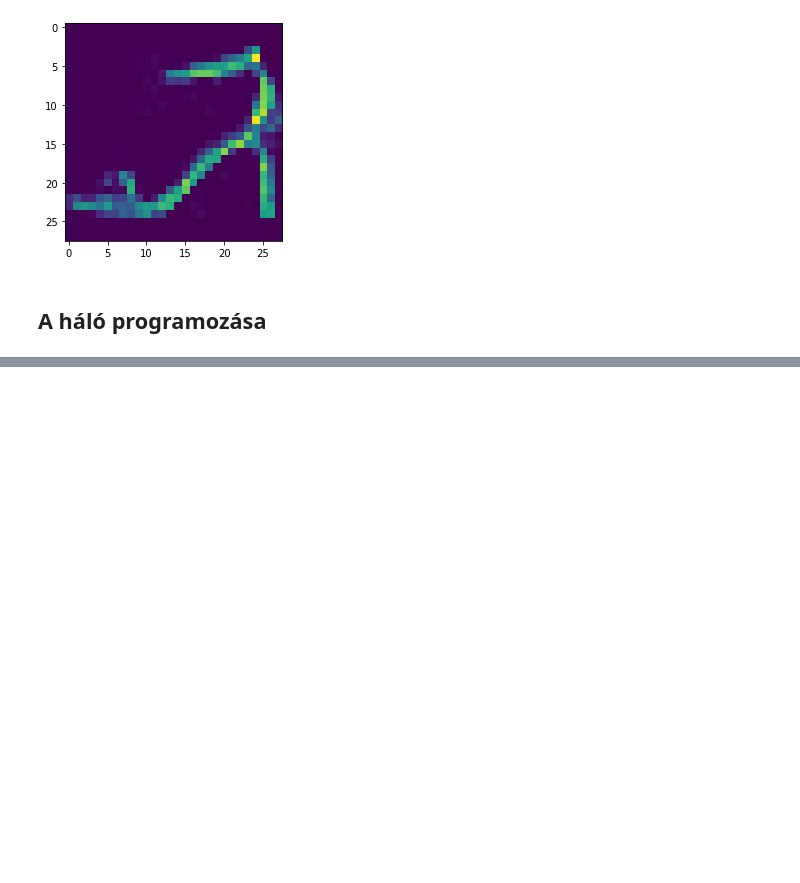
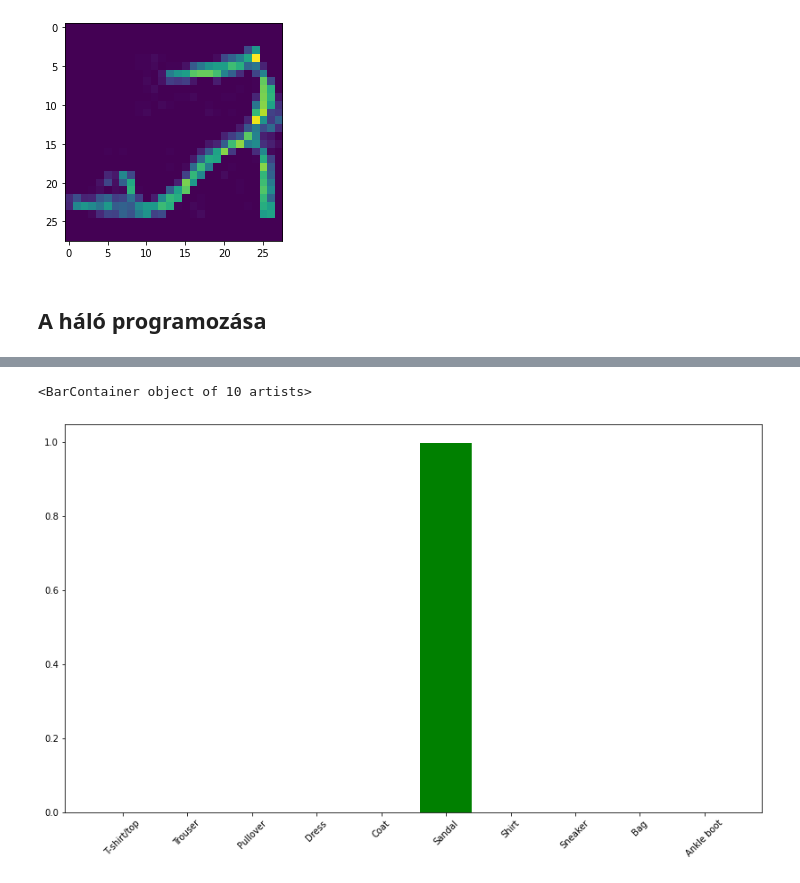
Before and after one commit to bencejuhasz7/fashionmnistcnn, a Jupyter notebook: Fashion MNIST CNN.ipynb, the cells around one changed output, grey strips where cells are left out. Cells and saved outputs as stored; diff of their text form; code cells hidden in the pictures; blank space fills up the shorter version.

```diff
--- a/Fashion MNIST CNN.ipynb
+++ b/Fashion MNIST CNN.ipynb
@@ -134,0 +203,7 @@ score: 0.9062
+# %%
+plt.figure(figsize=(14,8))
+plt.xticks(rotation = 45)
+plt.bar(x=clothing.values(), height=model.predict(kep2)[0], color='g')
+# %% [output]
+<BarContainer object of 10 artists>
+[figure, added]
```
Also changed, not shown: parts of 14 cells of this notebook.
